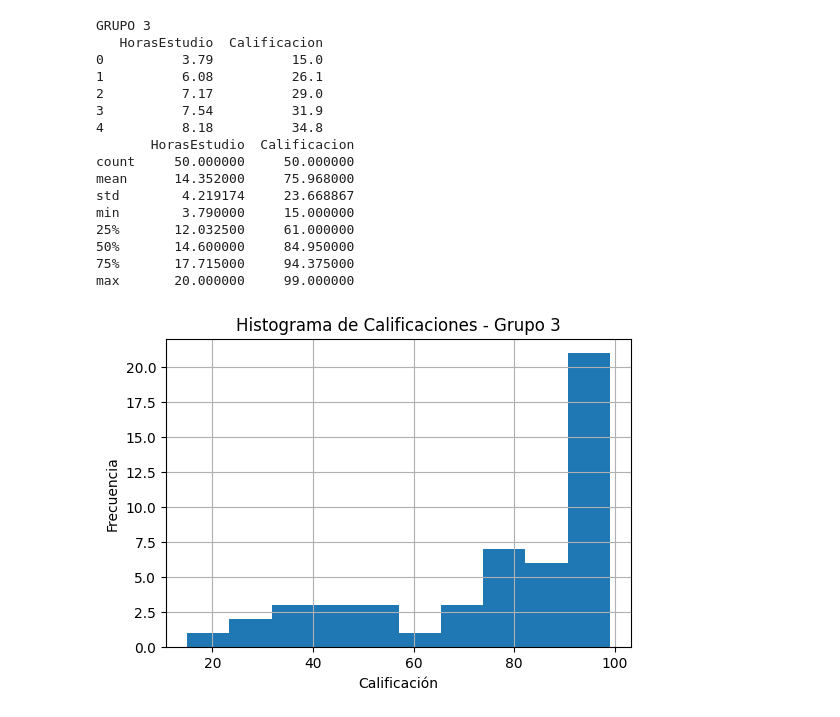
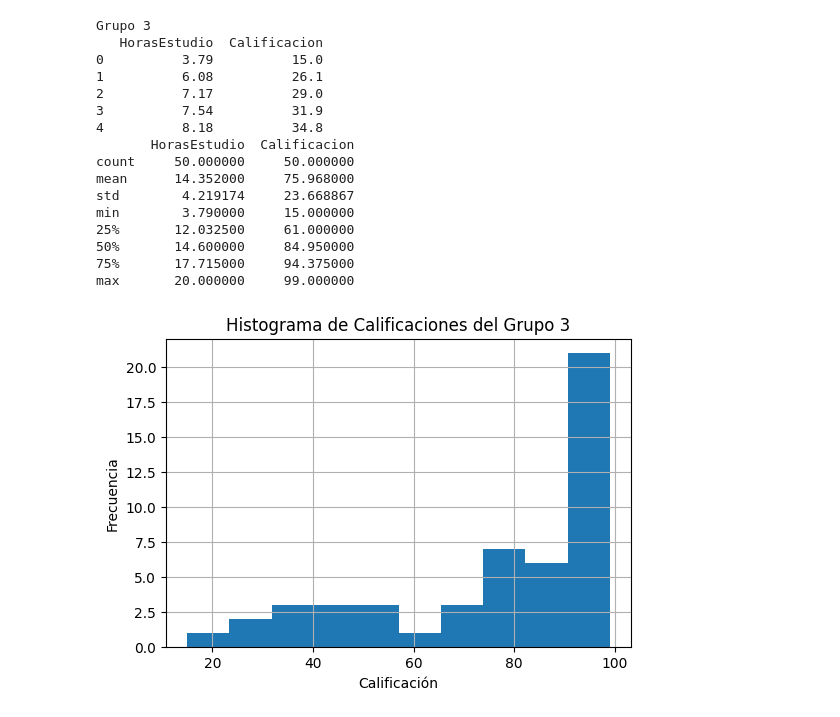
Before and after one commit to Jordy-HK/Probabilidad, a Jupyter notebook: Unidad5/PRegCor.ipynb, the cells around one changed output. Saved outputs shown, nothing was run; the diff lists cells and outputs as text; code cells hidden in the pictures.

```diff
--- a/Unidad5/PRegCor.ipynb
+++ b/Unidad5/PRegCor.ipynb
@@ -79,32 +85,32 @@ max       20.000000     99.000000
 # %%
-print('GRUPO 3')
+print('Grupo 3')
 print(df3.head())
 print(df3.describe())
 plt.figure(figsize=(6,4))
 plt.hist(df3['Calificacion'], bins=10)
-plt.title('Histograma de Calificaciones - Grupo 3')
+plt.title('Histograma de Calificaciones del Grupo 3')
 plt.xlabel('Calificación')
 plt.ylabel('Frecuencia')
 plt.grid(True)
 plt.show()
 # %% [output]
-GRUPO 3
+Grupo 3
    HorasEstudio  Calificacion
 0          3.79          15.0
 1          6.08          26.1
 2          7.17          29.0
 3          7.54          31.9
 4          8.18          34.8
        HorasEstudio  Calificacion
 count     50.000000     50.000000
 mean      14.352000     75.968000
 std        4.219174     23.668867
 min        3.790000     15.000000
 25%       12.032500     61.000000
 50%       14.600000     84.950000
 75%       17.715000     94.375000
 max       20.000000     99.000000
-[figure, old version]
+[figure, new version]
 # %%
 from sklearn.metrics import r2_score
 
```
Also changed, not shown: parts of 8 cells of this notebook.
